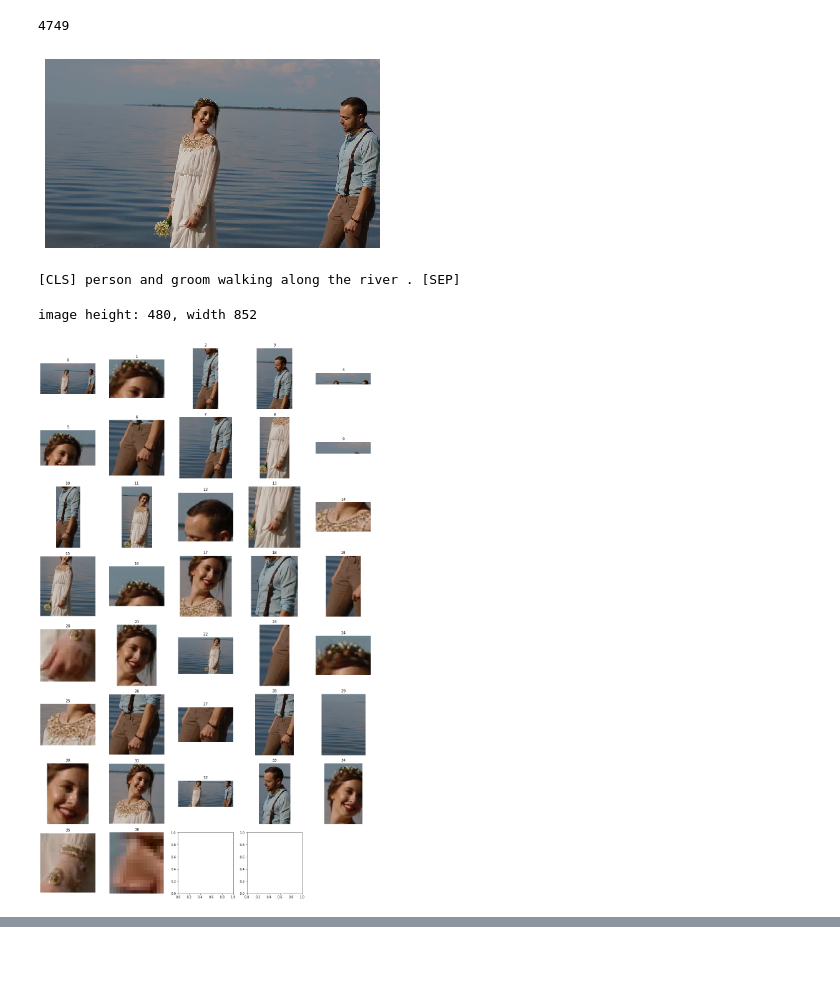
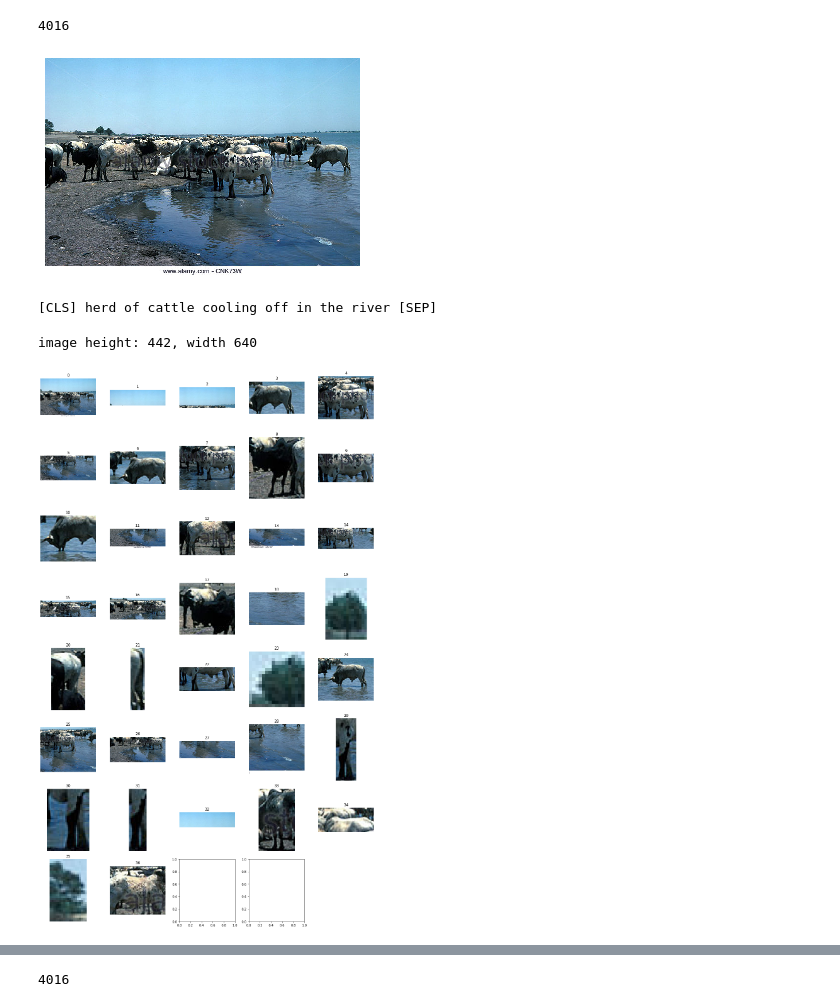
Before and after one commit to facebookresearch/vilbert-multi-task, a Jupyter notebook: bertviz/model_view_vilbert.ipynb, the cells around one changed output, grey strips where cells are left out. Saved outputs shown, nothing was run; the diff lists cells and outputs as text; code cells hidden in the pictures; blank space fills up the shorter version.

```diff
--- a/bertviz/model_view_vilbert.ipynb
+++ b/bertviz/model_view_vilbert.ipynb
@@ -33,7 +33,7 @@ from types import SimpleNamespace
 root_path = '/coc/pskynet2/jlu347/ViLBert/'
 
 args = SimpleNamespace(validation_file=root_path + "data/conceptual_caption/",
-                       from_pretrained= root_path + "save/bert_base_6layer_6conect-masked_dyn_attn_obj_1/pytorch_model_9.bin",
+                       from_pretrained= root_path + "save/bert_base_6layer_6conect-masked_obj_1/pytorch_model_9.bin",
                        bert_model="bert-base-uncased",
                        output_dir=root_path + 'save',
                        config_file=root_path + "config/bert_base_6layer_6conect.json",
@@ -48,7 +48,7 @@ args = SimpleNamespace(validation_file=root_path + "data/conceptual_caption/",
                        distributed=False,
                        objective=1,
                        visual_target=0,
-                       dynamic_attention=True,
+                       dynamic_attention=False,
                       )
 
 config = BertConfig.from_json_file(args.config_file)
@@ -117,38 +117,38 @@ def printer(sent, should_detokenize=True):
 # %%
 # sample a batch
 import random
-burn_in = int(random.random() * 5000)
+burn_in = 4016 # int(random.random() * 5000)
 print(burn_in)
 for step, batch in enumerate(validation_dataset):
     image_id = batch[-1][0]
 
     batch = tuple(t.cuda() for t in list(batch)[:-1])
     input_ids, input_mask, segment_ids, lm_label_ids, is_next, image_feat, image_loc, image_target, image_label, image_mask = (
         batch
     )
 
     if step > burn_in and is_next[0] == 0:
         break
 
 # image_id = int(image_ids[0].item())
 # show the image.
 
 image_path = '/srv/datasets/conceptual_caption/DownloadConceptualCaptions/validation/%s' %image_id
 img = PIL.Image.open(image_path).convert('RGB')
 img = torch.tensor(np.array(img))
 plt.axis('off')
 plt.imshow(img)
 plt.show()
 # show the caption.
 
 sents = input_ids.cpu().numpy().tolist()[0]
 sents = tokenizer.convert_ids_to_tokens(sents)
 sents = [sent for sent in sents if sent != "[PAD]"]
 print(" ".join(sents))
 # %% [output]
-4749
+4016
-[figure, old version]
+[figure, new version]
-[CLS] person and groom walking along the river . [SEP]
+[CLS] herd of cattle cooling off in the river [SEP]
 # %%
 # show the patch for each image index
 num = image_mask.sum().item()
@@ -182,8 +182,8 @@ plt.axis('off')
 plt.tight_layout(True)
 plt.show()
 # %% [output]
-image height: 480, width 852
+image height: 442, width 640
-[figure, old version]
+[figure, new version]
 # %%
 from bertviz.model_view_vilbert import show
 show(model, tokenizer, batch)
@@ -191,3 +191,7 @@ show(model, tokenizer, batch)
 [interactive output not drawn]
 [interactive output not drawn]
 [interactive output not drawn]
+# %%
+4016
+# %% [output]
+4016
```
Also changed, not shown: parts of 1 cell of this notebook.
